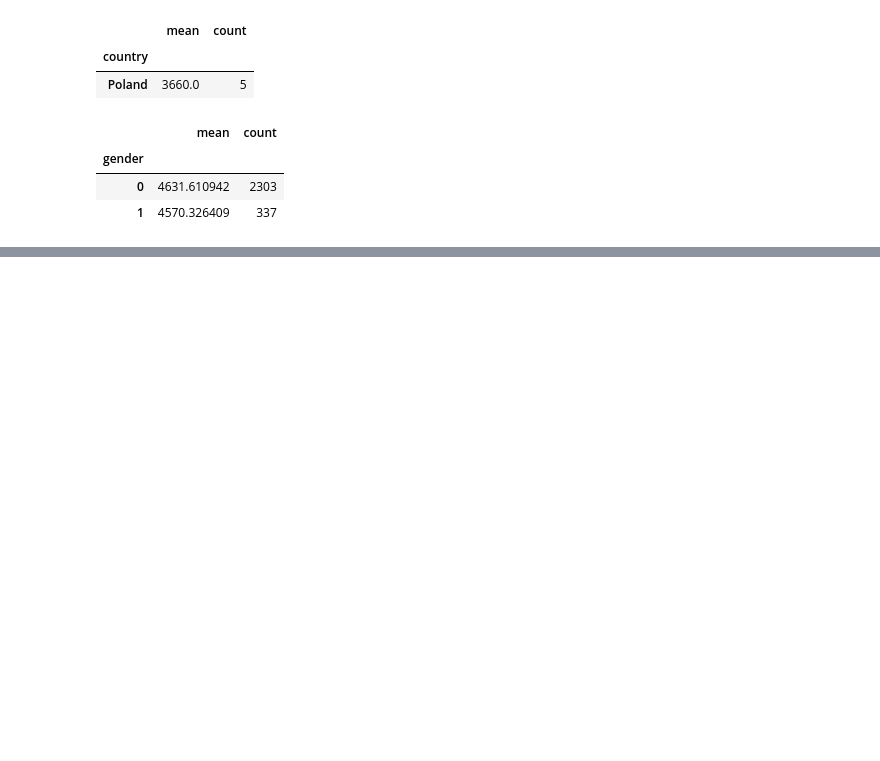
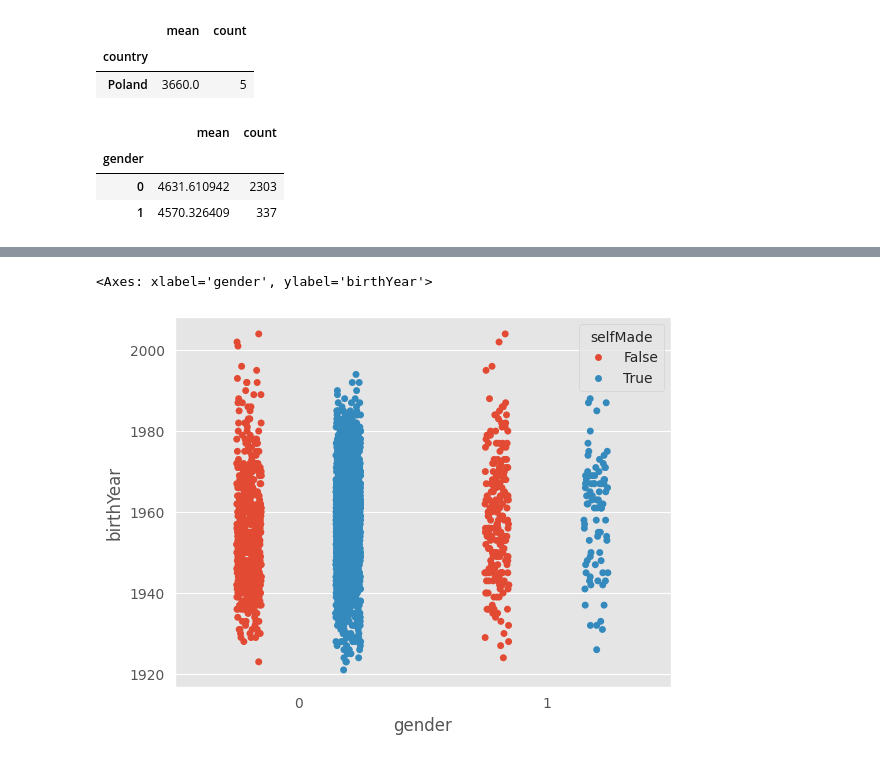
Before and after one commit to zeolsem/msid-project, a Jupyter notebook: data_exploration.ipynb, the cells around one changed output, grey strips where cells are left out. Cells and saved outputs as stored; diff of their text form; code cells hidden in the pictures; blank space fills up the shorter version.

```diff
--- a/data_exploration.ipynb
+++ b/data_exploration.ipynb
@@ -171,0 +187,5 @@ df.groupby('gender')['finalWorth'].agg(['mean', 'count']).sort_values(by='mean',
+# %%
+sns.stripplot(x='gender', y='birthYear', data=df, jitter=True, hue='selfMade    ', dodge=True)
+# %% [output]
+<Axes: xlabel='gender', ylabel='birthYear'>
+[figure, added]
```
Also changed, not shown: parts of 4 cells of this notebook, 1 other file.
